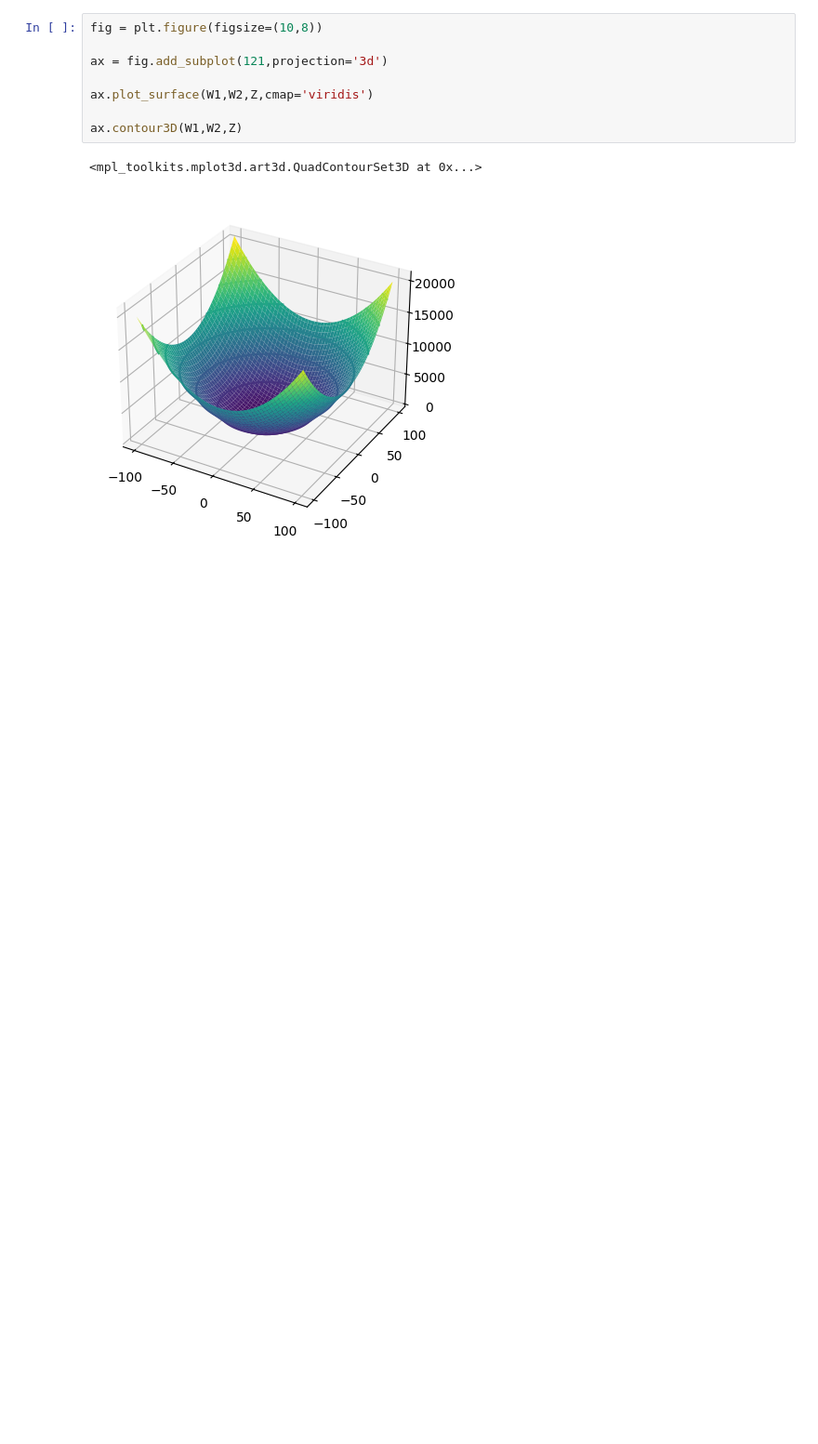
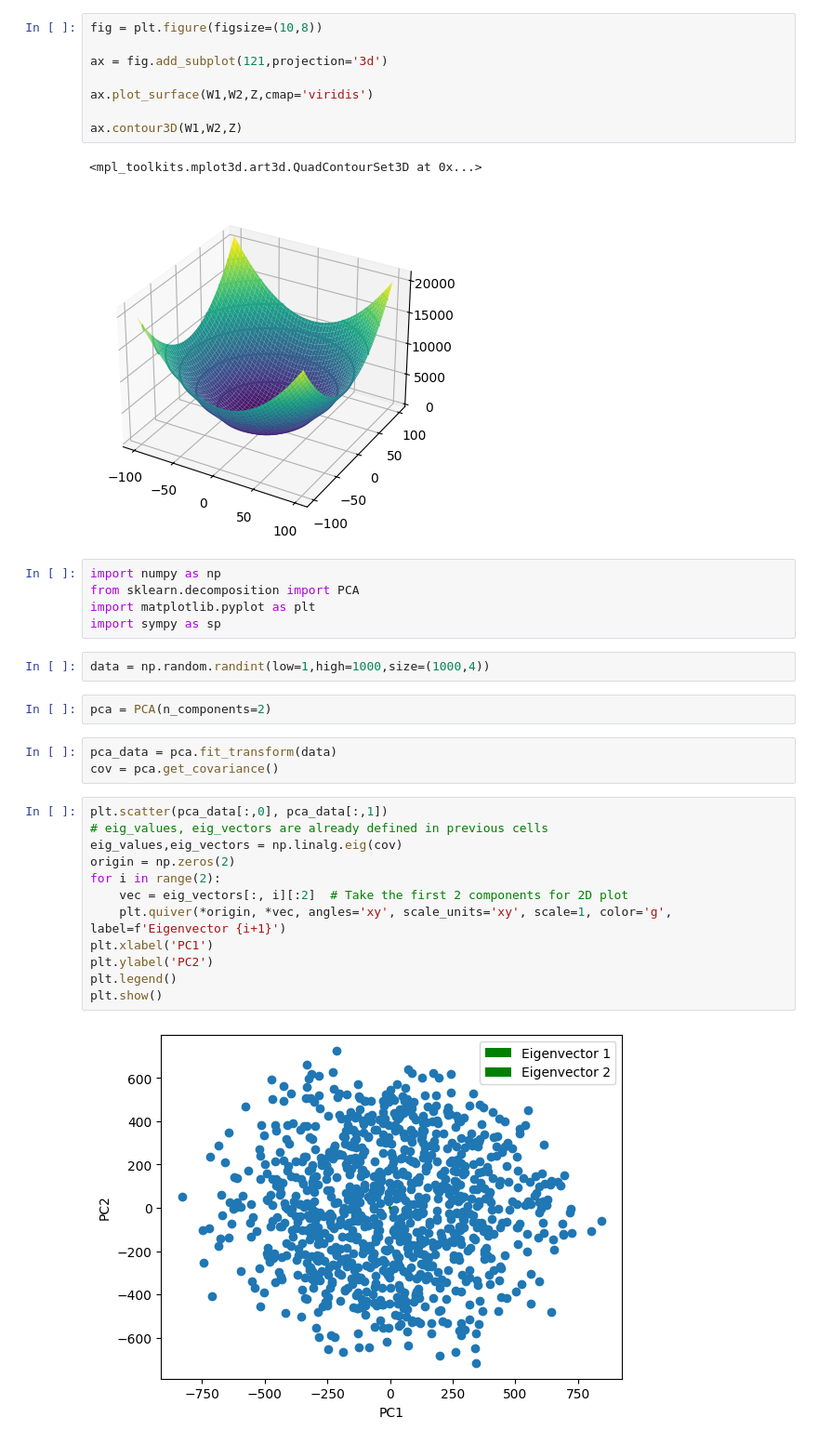
Before and after one commit to Shaik-Amaan-Ahmed/statistics, a Jupyter notebook: ml/nn-scratch.ipynb, the cells around one changed output. Shown at 93% size. Saved outputs shown, nothing was run; the diff lists cells and outputs as text; blank space fills up the shorter version.

```diff
--- a/ml/nn-scratch.ipynb
+++ b/ml/nn-scratch.ipynb
@@ -919,3 +919,29 @@ ax.contour3D(W1,W2,Z)
 # %% [output]
 <mpl_toolkits.mplot3d.art3d.QuadContourSet3D at 0x...>
 [figure]
+# %%
+import numpy as np
+from sklearn.decomposition import PCA
+import matplotlib.pyplot as plt
+import sympy as sp
+# %%
+data = np.random.randint(low=1,high=1000,size=(1000,4))
+# %%
+pca = PCA(n_components=2)
+# %%
+pca_data = pca.fit_transform(data)
+cov = pca.get_covariance()
+# %%
+plt.scatter(pca_data[:,0], pca_data[:,1])
+# eig_values, eig_vectors are already defined in previous cells
+eig_values,eig_vectors = np.linalg.eig(cov)
+origin = np.zeros(2)
+for i in range(2):
+    vec = eig_vectors[:, i][:2]  # Take the first 2 components for 2D plot
+    plt.quiver(*origin, *vec, angles='xy', scale_units='xy', scale=1, color='g', label=f'Eigenvector {i+1}')
+plt.xlabel('PC1')
+plt.ylabel('PC2')
+plt.legend()
+plt.show()
+# %% [output]
+[figure, added]
```
Also changed, not shown: parts of 1 cell of this notebook, 1 other file.
